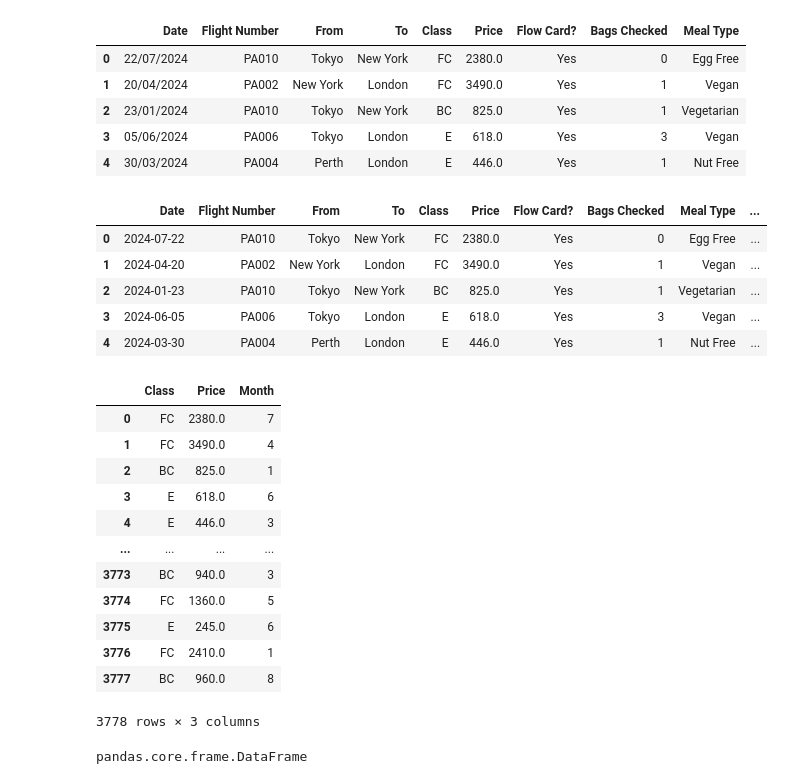
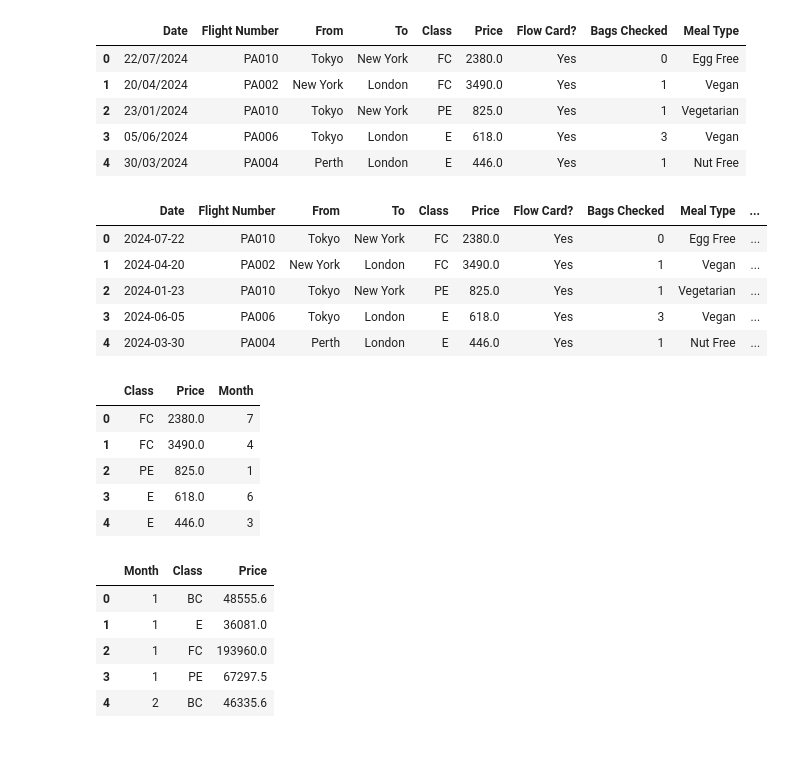
Before and after one commit to RemyRoams/Data-Cleaning-with-Python, a Jupyter notebook: Week_3/Week_3.ipynb, the cells around one changed output. Saved outputs shown, nothing was run; the diff lists cells and outputs as text; code cells hidden in the pictures; blank space fills up the shorter version.

Commit message:
completed week 3

```diff
--- a/Week_3/Week_3.ipynb
+++ b/Week_3/Week_3.ipynb
@@ -42,7 +25,7 @@ df_Week_1 = pd.concat([df_flow, df_noflow], ignore_index = True)
 df_Week_1["Class"] = df_Week_1["Class"].replace({
     "Economy": "First",
     "First Class": "Economy",
-    "Business Class": "Premium",
-    "Premium Economy": "Business"})
+    "Business Class": "Business",
+    "Premium Economy": "Premium"})
 
-df_Week_1.head()
+# df_Week_1.head()
@@ -56,5 +32,5 @@ df_Week_1.head()
 # %%
-# Replacing "Class" element labels into abbreviations
+# Abbreviating "Class" element labels
 
 df_Week_1["Class"] = df_Week_1["Class"].replace({
     "First" : "FC",
@@ -67,7 +43,7 @@ df_Week_1.head()
 |  | Date | Flight Number | From | To | Class | Price | Flow Card? | Bags Checked | Meal Type |
 | 0 | 22/07/2024 | PA010 | Tokyo | New York | FC | 2380.0 | Yes | 0 | Egg Free |
 | 1 | 20/04/2024 | PA002 | New York | London | FC | 3490.0 | Yes | 1 | Vegan |
-| 2 | 23/01/2024 | PA010 | Tokyo | New York | BC | 825.0 | Yes | 1 | Vegetarian |
+| 2 | 23/01/2024 | PA010 | Tokyo | New York | PE | 825.0 | Yes | 1 | Vegetarian |
 | 3 | 05/06/2024 | PA006 | Tokyo | London | E | 618.0 | Yes | 3 | Vegan |
 | 4 | 30/03/2024 | PA004 | Perth | London | E | 446.0 | Yes | 1 | Nut Free |
 # %%
@@ -81,38 +57,36 @@ df_Week_1.head()
 |  | Date | Flight Number | From | To | Class | Price | Flow Card? | Bags Checked | Meal Type | ... |
 | 0 | 2024-07-22 | PA010 | Tokyo | New York | FC | 2380.0 | Yes | 0 | Egg Free | ... |
 | 1 | 2024-04-20 | PA002 | New York | London | FC | 3490.0 | Yes | 1 | Vegan | ... |
-| 2 | 2024-01-23 | PA010 | Tokyo | New York | BC | 825.0 | Yes | 1 | Vegetarian | ... |
+| 2 | 2024-01-23 | PA010 | Tokyo | New York | PE | 825.0 | Yes | 1 | Vegetarian | ... |
 | 3 | 2024-06-05 | PA006 | Tokyo | London | E | 618.0 | Yes | 3 | Vegan | ... |
 | 4 | 2024-03-30 | PA004 | Perth | London | E | 446.0 | Yes | 1 | Nut Free | ... |
 # %%
 # Dropping unrelated columns ['Date', 'Flight Number', 'From', 'To', 'Flow Card?', 'Bags Checked', 'Meal Type']
 
-df_Week_3 = df_Week_1.drop(['Date', 'Flight Number', 'From', 'To', 'Flow Card?', 'Bags Checked', 'Meal Type'], axis=1, inplace=False)
+df_Week_1_Cleaned = df_Week_1.drop(['Date', 'Flight Number', 'From', 'To', 'Flow Card?', 'Bags Checked', 'Meal Type'], axis=1, inplace=False)
     # axis = 0, rows
     # axis = 1, columns
 
     # inplace = True, updates the original dataframe
     # inplace = False, returns a new dataframe, keeps the original dataframe
 
-df_Week_3
+df_Week_1_Cleaned.head()
 # %% [output]
 |  | Class | Price | Month |
 | 0 | FC | 2380.0 | 7 |
 | 1 | FC | 3490.0 | 4 |
-| 2 | BC | 825.0 | 1 |
+| 2 | PE | 825.0 | 1 |
 | 3 | E | 618.0 | 6 |
 | 4 | E | 446.0 | 3 |
-| ... | ... | ... | ... |
-| 3773 | BC | 940.0 | 3 |
-| 3774 | FC | 1360.0 | 5 |
-| 3775 | E | 245.0 | 6 |
-| 3776 | FC | 2410.0 | 1 |
-| 3777 | BC | 960.0 | 8 |
-3778 rows × 3 columns
 # %%
 # Total up the sales at the level of Class & Month
-df_Sales = df_Week_3.groupby(["Month", "Class"])["Price"].sum().reset_index()
+df_Sales = df_Week_1_Cleaned.groupby(["Month", "Class"])["Price"].sum().reset_index()
 
-type(df_Sales)
+df_Sales.head()
 # %% [output]
-pandas.core.frame.DataFrame
+|  | Month | Class | Price |
+| 0 | 1 | BC | 48555.6 |
+| 1 | 1 | E | 36081.0 |
+| 2 | 1 | FC | 193960.0 |
+| 3 | 1 | PE | 67297.5 |
+| 4 | 2 | BC | 46335.6 |
```
Also changed, not shown: parts of 11 cells of this notebook, 1 other file.
